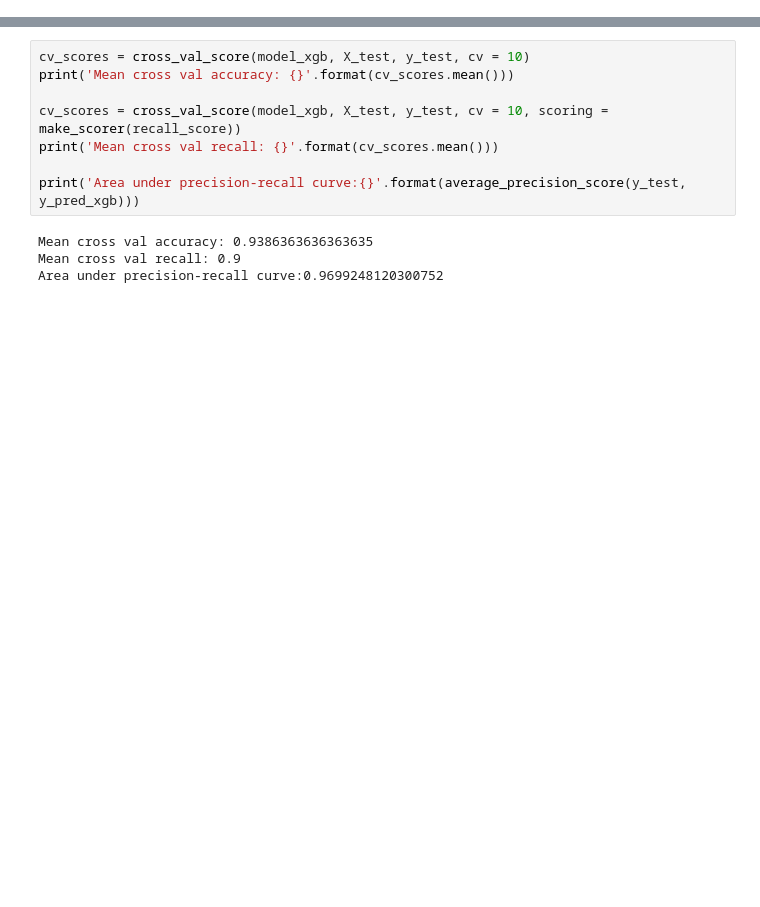
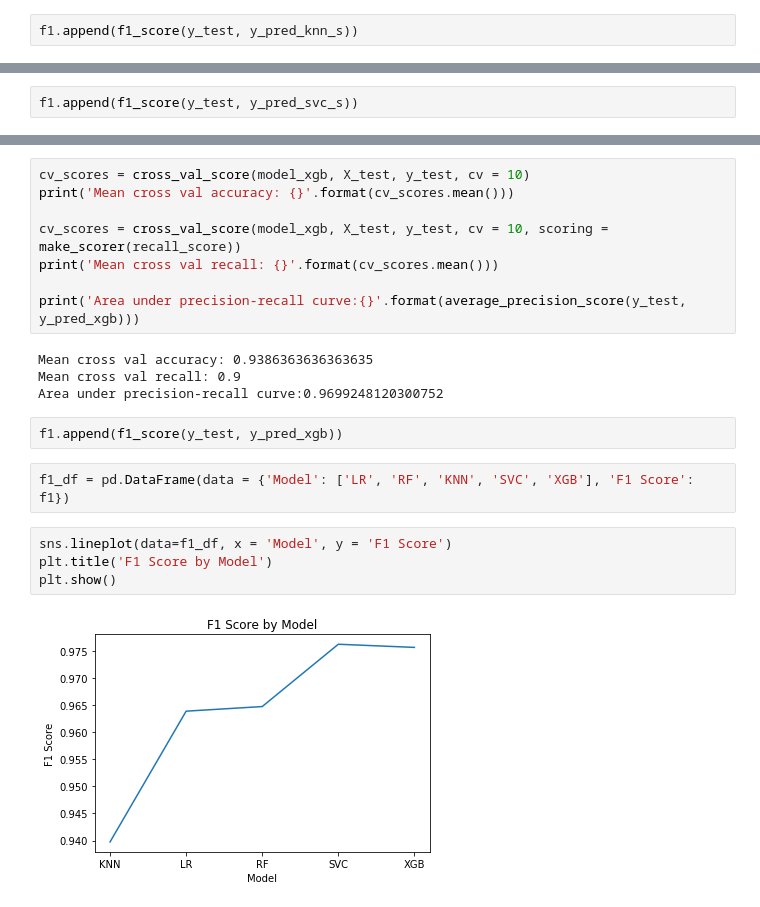
Before and after one commit to rhkhoo/Breast_Cancer_Diagnosis, a Jupyter notebook: Breast Cancer Diagnosis Prediction.ipynb, the cells around one changed output, grey strips where cells are left out. Drawn from its saved outputs; the diff is of its cells as text; blank space fills up the shorter version.

Commit message:
Updated visuals

```diff
--- a/Breast Cancer Diagnosis Prediction.ipynb
+++ b/Breast Cancer Diagnosis Prediction.ipynb
@@ -365,6 +374,8 @@ print('Area under precision-recall curve:{}'.format(average_precision_score(y_te
 Mean cross val accuracy: 0.9469696969696969
 Mean cross val recall: 0.875
 Area under precision-recall curve:0.909591050797726
+# %%
+f1.append(f1_score(y_test, y_pred_knn_s))
 # %% [markdown]
 # Support Vector Classifier
 # %% [markdown]
@@ -412,6 +425,8 @@ print('Area under precision-recall curve:{}'.format(average_precision_score(y_te
 Cross val test accuracy: 0.9469696969696969
 Mean cross val recall: 0.9
 Area under precision-recall curve:0.96171977562955
+# %%
+f1.append(f1_score(y_test, y_pred_svc_s))
 # %% [markdown]
 # XGBClassifier
 # %% [markdown]
@@ -463,3 +480,13 @@ print('Area under precision-recall curve:{}'.format(average_precision_score(y_te
 Mean cross val accuracy: 0.9386363636363635
 Mean cross val recall: 0.9
 Area under precision-recall curve:0.9699248120300752
+# %%
+f1.append(f1_score(y_test, y_pred_xgb))
+# %%
+f1_df = pd.DataFrame(data = {'Model': ['LR', 'RF', 'KNN', 'SVC', 'XGB'], 'F1 Score': f1})
+# %%
+sns.lineplot(data=f1_df, x = 'Model', y = 'F1 Score')
+plt.title('F1 Score by Model')
+plt.show()
+# %% [output]
+[figure, added]
```
Also changed, not shown: parts of 9 cells of this notebook, 2 other files.
